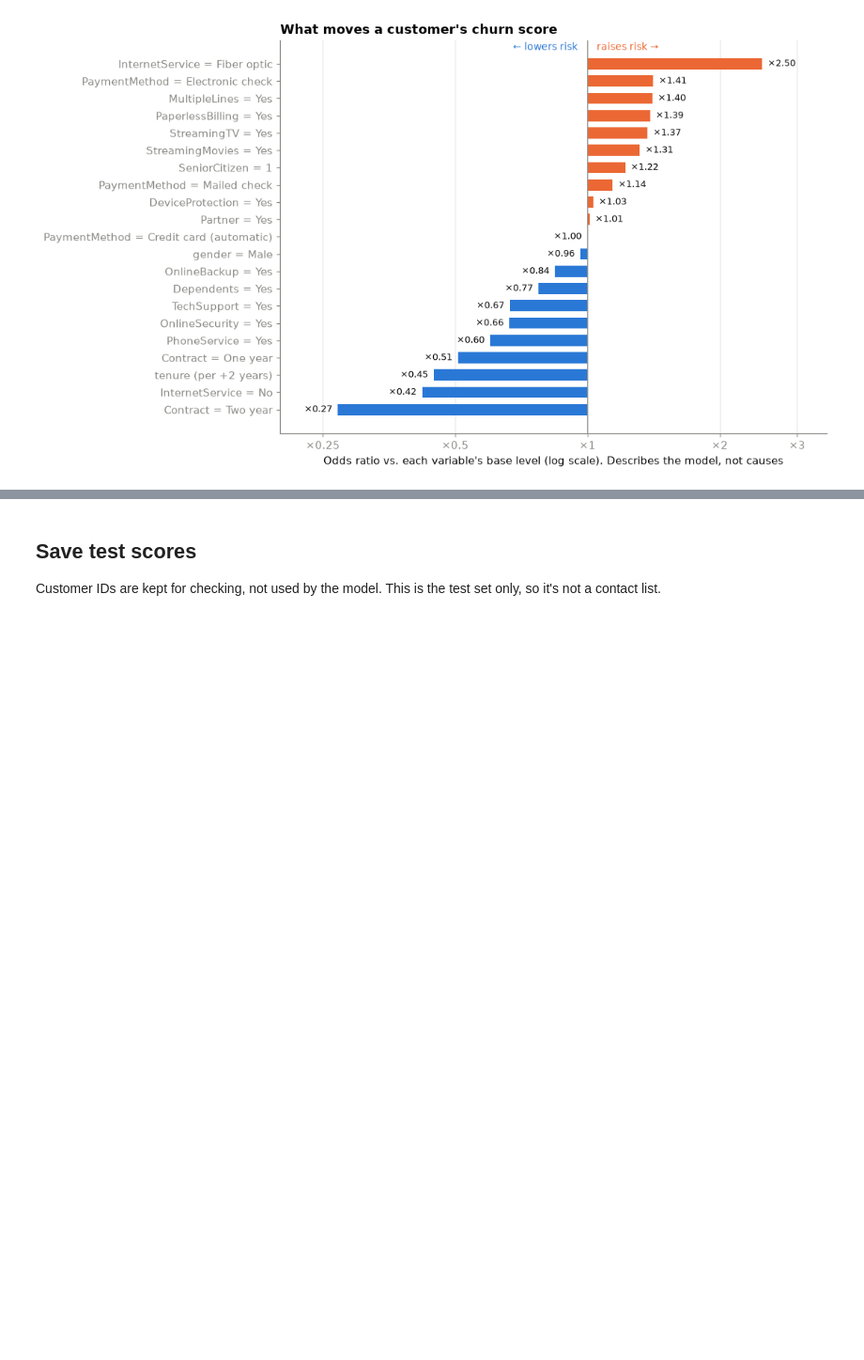
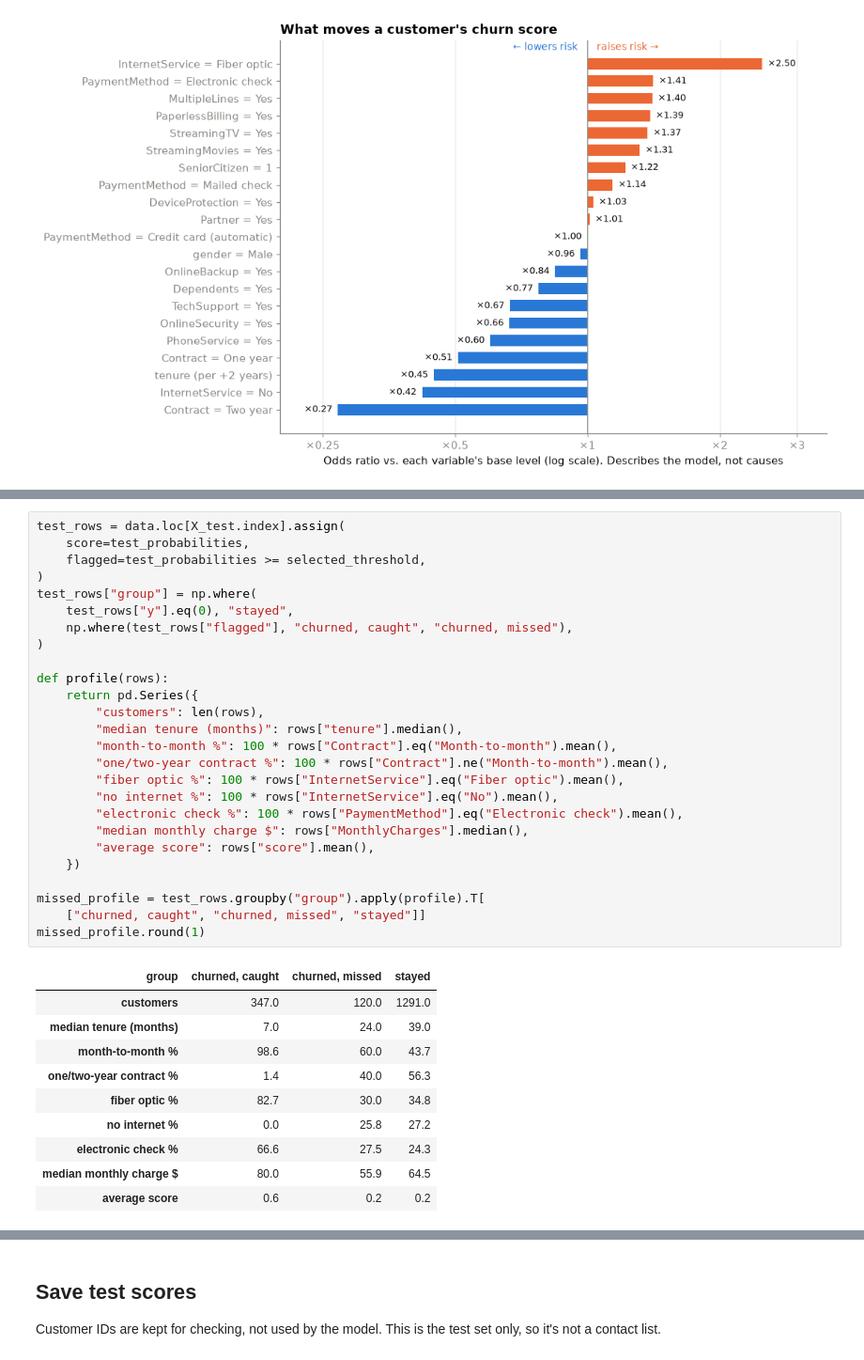
Before and after one commit to Srijana-gits/churn-intelligence, a Jupyter notebook: notebooks/04_evaluation.ipynb, the cells around one changed output, grey strips where cells are left out. Shown at 94% size. Cells and saved outputs as stored; diff of their text form; blank space fills up the shorter version.

Commit message:
Add score ranges and missed churners to evaluation

```diff
--- a/notebooks/04_evaluation.ipynb
+++ b/notebooks/04_evaluation.ipynb
@@ -352,0 +384,37 @@ plt.show()
+# %%
+test_rows = data.loc[X_test.index].assign(
+    score=test_probabilities,
+    flagged=test_probabilities >= selected_threshold,
+)
+test_rows["group"] = np.where(
+    test_rows["y"].eq(0), "stayed",
+    np.where(test_rows["flagged"], "churned, caught", "churned, missed"),
+)
+
+def profile(rows):
+    return pd.Series({
+        "customers": len(rows),
+        "median tenure (months)": rows["tenure"].median(),
+        "month-to-month %": 100 * rows["Contract"].eq("Month-to-month").mean(),
+        "one/two-year contract %": 100 * rows["Contract"].ne("Month-to-month").mean(),
+        "fiber optic %": 100 * rows["InternetService"].eq("Fiber optic").mean(),
+        "no internet %": 100 * rows["InternetService"].eq("No").mean(),
+        "electronic check %": 100 * rows["PaymentMethod"].eq("Electronic check").mean(),
+        "median monthly charge $": rows["MonthlyCharges"].median(),
+        "average score": rows["score"].mean(),
+    })
+
+missed_profile = test_rows.groupby("group").apply(profile).T[
+    ["churned, caught", "churned, missed", "stayed"]]
+missed_profile.round(1)
+# %% [output]
+| group | churned, caught | churned, missed | stayed |
+| customers | 347.0 | 120.0 | 1291.0 |
+| median tenure (months) | 7.0 | 24.0 | 39.0 |
+| month-to-month % | 98.6 | 60.0 | 43.7 |
+| one/two-year contract % | 1.4 | 40.0 | 56.3 |
+| fiber optic % | 82.7 | 30.0 | 34.8 |
+| no internet % | 0.0 | 25.8 | 27.2 |
+| electronic check % | 66.6 | 27.5 | 24.3 |
+| median monthly charge $ | 80.0 | 55.9 | 64.5 |
+| average score | 0.6 | 0.2 | 0.2 |
```
Also changed, not shown: parts of 7 cells of this notebook, 4 other files.
